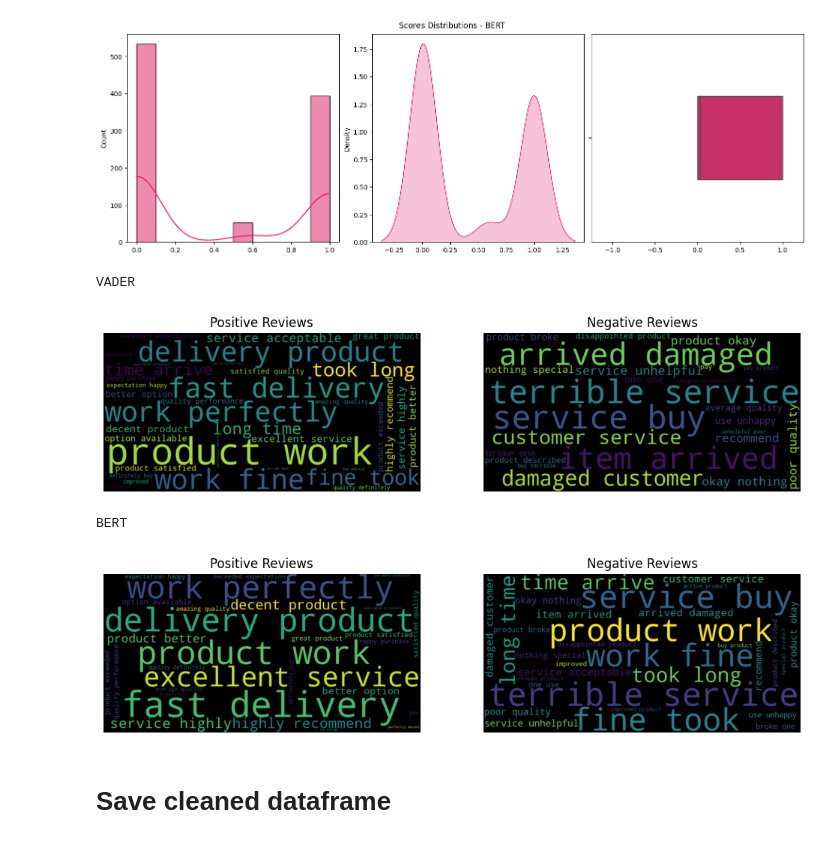
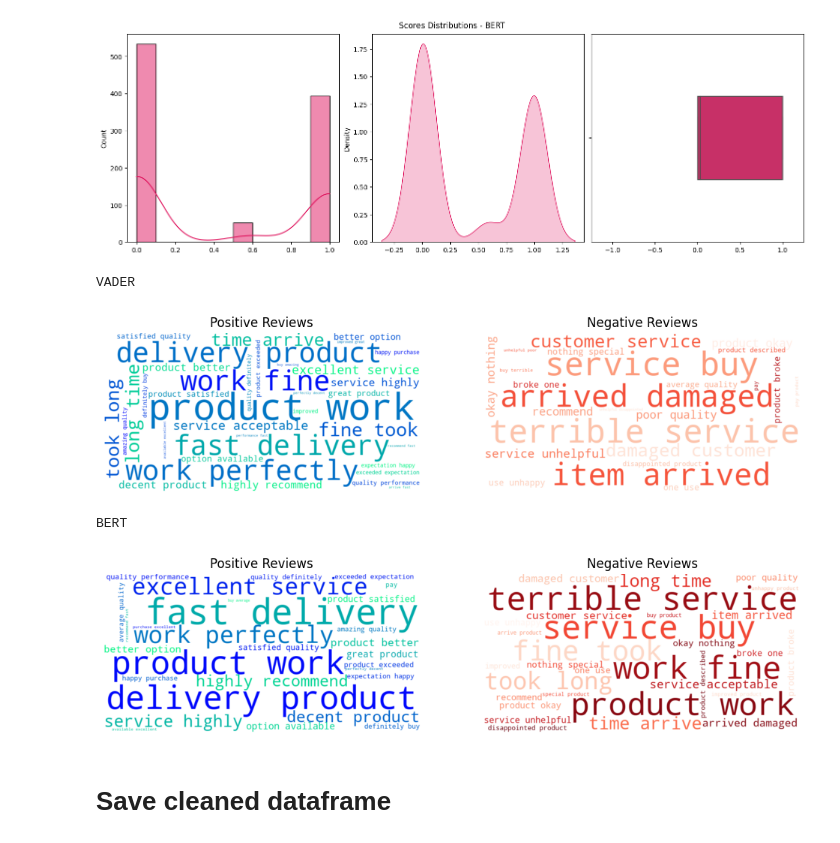
Before and after one commit to csmaiz/vw_technical_challenge, a Jupyter notebook: src/Task3_Natural_Language_Processing.ipynb, the cells around one changed output. Drawn from its saved outputs; the diff is of its cells as text; code cells hidden in the pictures.

```diff
--- a/src/Task3_Natural_Language_Processing.ipynb
+++ b/src/Task3_Natural_Language_Processing.ipynb
@@ -806,40 +808,40 @@ create_visualizations(score_col="bert_score", label="BERT")
 # %%
 
 from wordcloud import WordCloud
 
 def generate_word_cloud(label_col, text_col, title=""):
     positive_reviews = df[df[label_col] == POSITIVE_LABEL] # positive labels
     negative_reviews = df[df[label_col] == NEGATIVE_LABEL] # negative labels
 
     # Generate word clouds
-    wordcloud_positive = WordCloud(width=800, height=400).generate(' '.join(positive_reviews[text_col]))
-    wordcloud_negative = WordCloud(width=800, height=400).generate(' '.join(negative_reviews[text_col]))
+    wordcloud_positive = WordCloud(width=800, height=400, background_color="white", colormap="winter").generate(' '.join(positive_reviews[text_col]))
+    wordcloud_negative = WordCloud(width=800, height=400, background_color="white", colormap="Reds").generate(' '.join(negative_reviews[text_col]))
 
     fig=plt.figure(figsize=(12, 6))
     plt.subplot(1, 2, 1)
-    plt.imshow(wordcloud_positive, interpolation='bilinear', cmap="summer")
+    plt.imshow(wordcloud_positive, interpolation='bilinear')
     plt.axis('off')
     plt.title('Positive Reviews')
 
     plt.subplot(1, 2, 2)
-    plt.imshow(wordcloud_negative, interpolation='bilinear', cmap="PiYG_r")
+    plt.imshow(wordcloud_negative, interpolation='bilinear')
     plt.axis('off')
     plt.title('Negative Reviews')
 
     plt.show()
     fig.savefig(os.path.join(OUTPUT_DIR,FIGURES_DIR, TASK3_DIR, "wordcloud_{}.png".format(title)))
 
 print("VADER")
 generate_word_cloud(label_col="vader_label", text_col="preprocessed_review", title="Vader")
 
 
 print("BERT")
 generate_word_cloud(label_col="bert_label", text_col="preprocessed_review", title="BERT")
 # %% [output]
 VADER
-[figure, old version]
+[figure, new version]
 BERT
-[figure, old version]
+[figure, new version]
 # %% [markdown]
 # Save cleaned dataframe
 # %%
```
Also changed, not shown: parts of 2 cells of this notebook, 15 other files.
